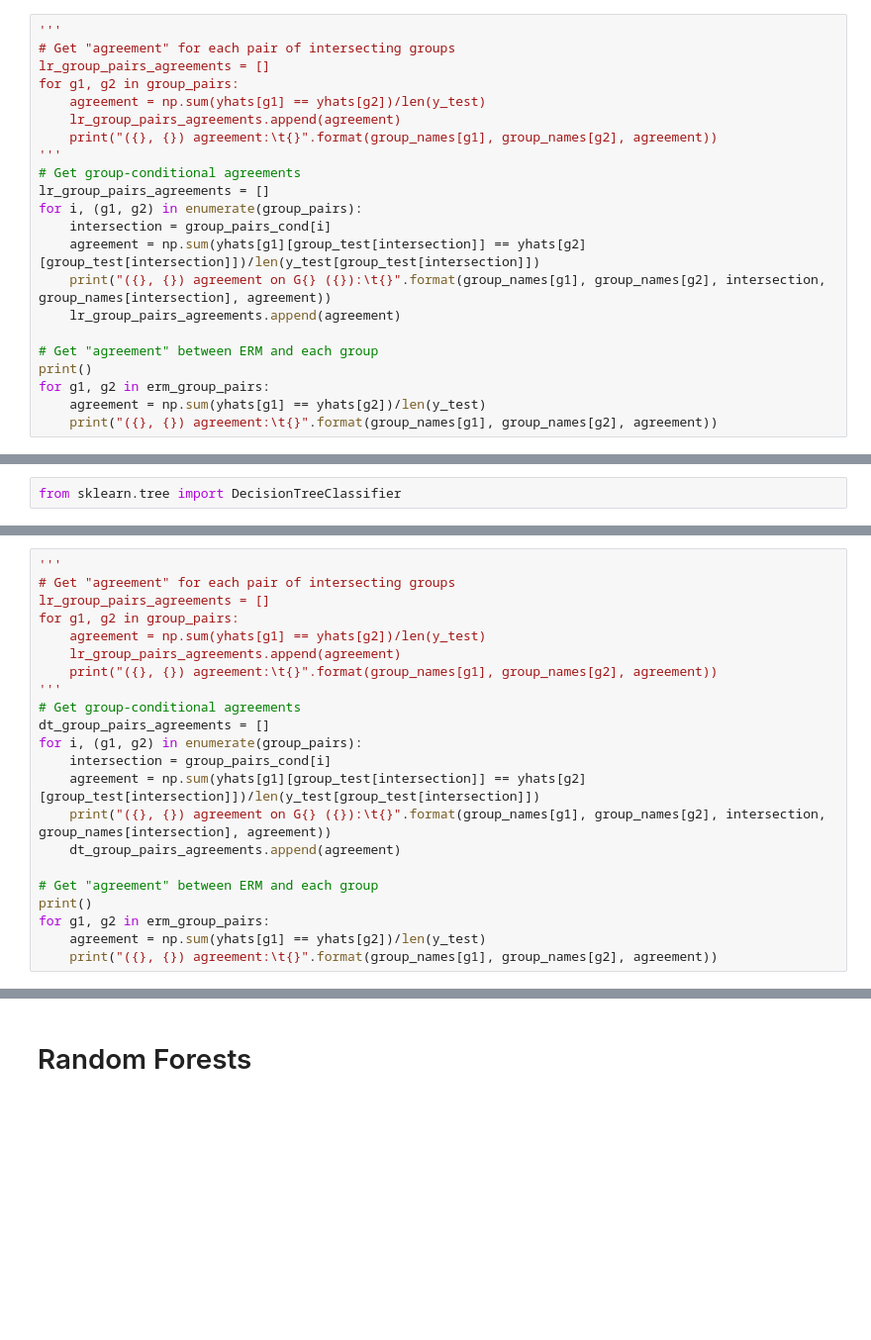
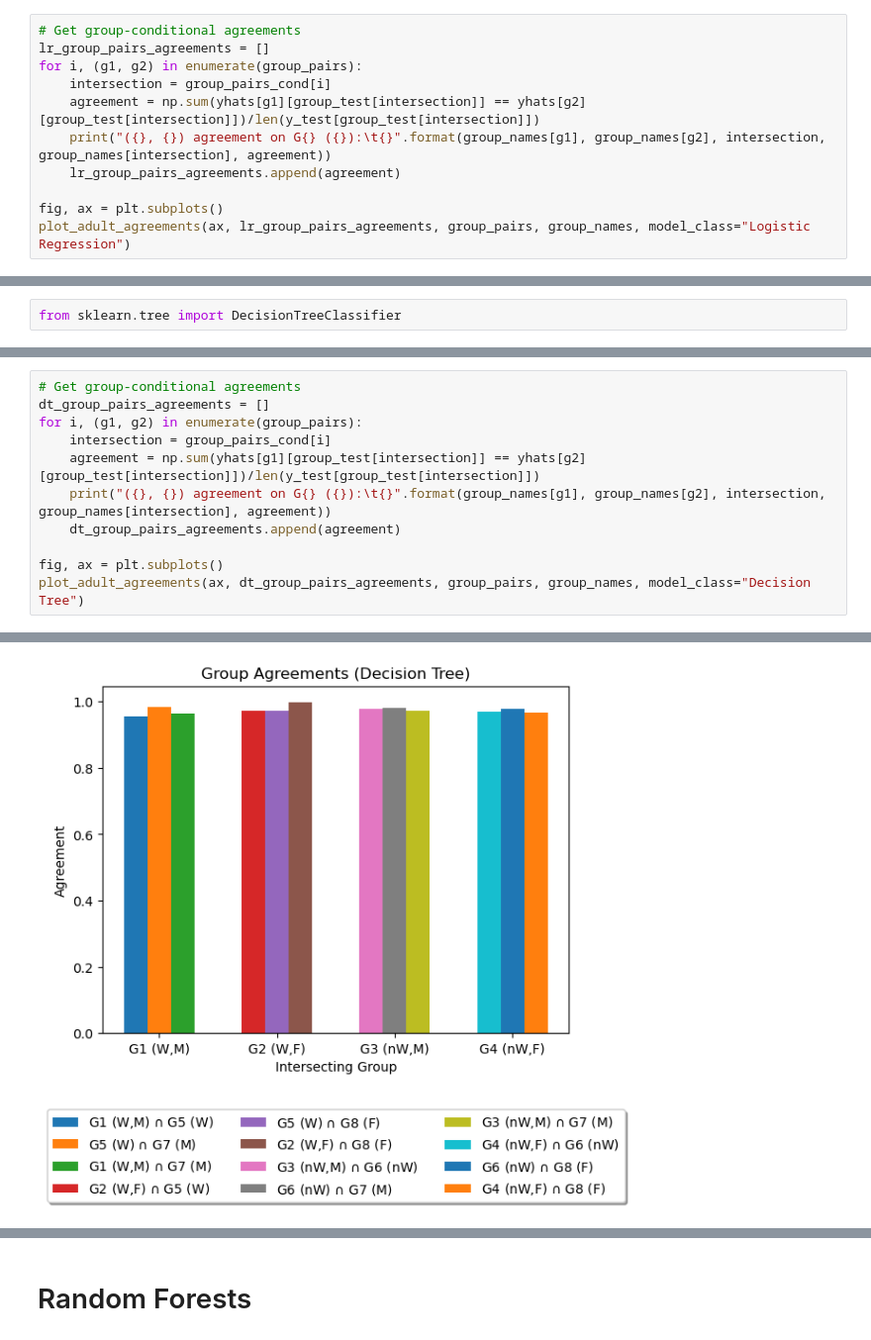
Before and after one commit to samuel-deng/tree_robust, a Jupyter notebook: experiments_adult_agreement.ipynb, the cells around one changed output, grey strips where cells are left out. Shown at 99% size. Saved outputs shown, nothing was run; the diff lists cells and outputs as text; blank space fills up the shorter version.

```diff
--- a/experiments_adult_agreement.ipynb
+++ b/experiments_adult_agreement.ipynb
@@ -340,12 +405,4 @@ group 8 (F): 0.07356948228882834 (+/-0.006813844975828256; n=2936)
 # %%
-'''
-# Get "agreement" for each pair of intersecting groups
-lr_group_pairs_agreements = []
-for g1, g2 in group_pairs:
-    agreement = np.sum(yhats[g1] == yhats[g2])/len(y_test)
-    lr_group_pairs_agreements.append(agreement)
-    print("({}, {}) agreement:\t{}".format(group_names[g1], group_names[g2], agreement))
-'''
 # Get group-conditional agreements
 lr_group_pairs_agreements = []
 for i, (g1, g2) in enumerate(group_pairs):
@@ -354,11 +411,8 @@ for i, (g1, g2) in enumerate(group_pairs):
     print("({}, {}) agreement on G{} ({}):\t{}".format(group_names[g1], group_names[g2], intersection, group_names[intersection], agreement))
     lr_group_pairs_agreements.append(agreement)
 
-# Get "agreement" between ERM and each group
-print()
-for g1, g2 in erm_group_pairs:
-    agreement = np.sum(yhats[g1] == yhats[g2])/len(y_test)
-    print("({}, {}) agreement:\t{}".format(group_names[g1], group_names[g2], agreement))
+fig, ax = plt.subplots()
+plot_adult_agreements(ax, lr_group_pairs_agreements, group_pairs, group_names, model_class="Logistic Regression")
 # %% [output]
 (W,M, W) agreement on G1 (W,M): 0.9909544028059811
 (W, M) agreement on G1 (W,M):   0.9900313826841425
@@ -492,12 +492,4 @@ group 8 (F): 0.07050408719346049 (+/-0.00668140598132206; n=2936)
 # %%
-'''
-# Get "agreement" for each pair of intersecting groups
-lr_group_pairs_agreements = []
-for g1, g2 in group_pairs:
-    agreement = np.sum(yhats[g1] == yhats[g2])/len(y_test)
-    lr_group_pairs_agreements.append(agreement)
-    print("({}, {}) agreement:\t{}".format(group_names[g1], group_names[g2], agreement))
-'''
 # Get group-conditional agreements
 dt_group_pairs_agreements = []
 for i, (g1, g2) in enumerate(group_pairs):
@@ -506,11 +498,8 @@ for i, (g1, g2) in enumerate(group_pairs):
     print("({}, {}) agreement on G{} ({}):\t{}".format(group_names[g1], group_names[g2], intersection, group_names[intersection], agreement))
     dt_group_pairs_agreements.append(agreement)
 
-# Get "agreement" between ERM and each group
-print()
-for g1, g2 in erm_group_pairs:
-    agreement = np.sum(yhats[g1] == yhats[g2])/len(y_test)
-    print("({}, {}) agreement:\t{}".format(group_names[g1], group_names[g2], agreement))
+fig, ax = plt.subplots()
+plot_adult_agreements(ax, dt_group_pairs_agreements, group_pairs, group_names, model_class="Decision Tree")
 # %% [output]
 (W,M, W) agreement on G1 (W,M): 0.9553258261030091
 (W, M) agreement on G1 (W,M):   0.9844932619531106
@@ -531,0 +516 @@ for g1, g2 in erm_group_pairs:
+[figure, added]
```
Also changed, not shown: parts of 36 cells of this notebook.
